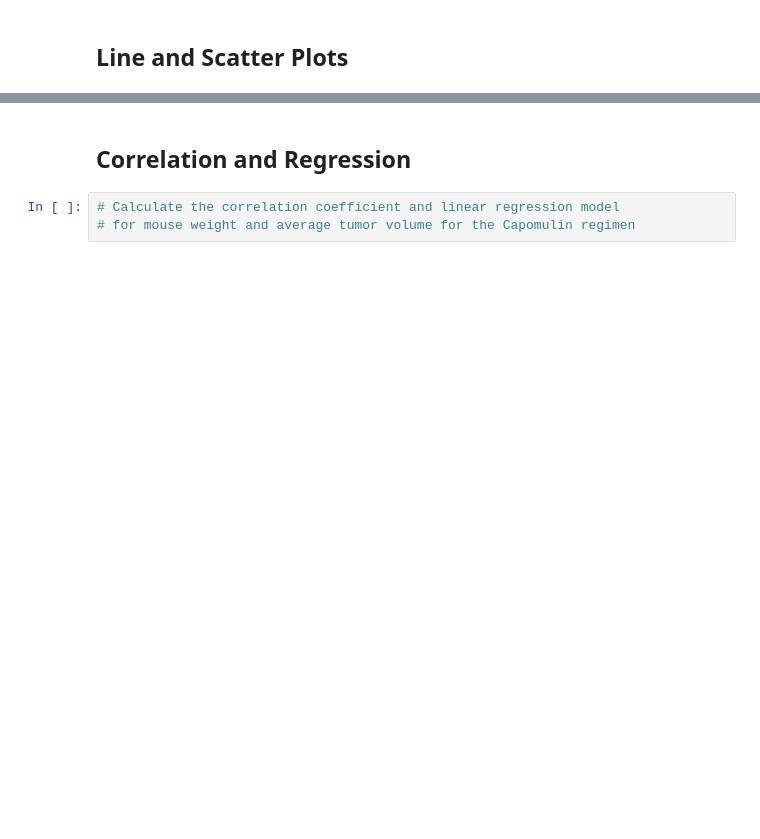
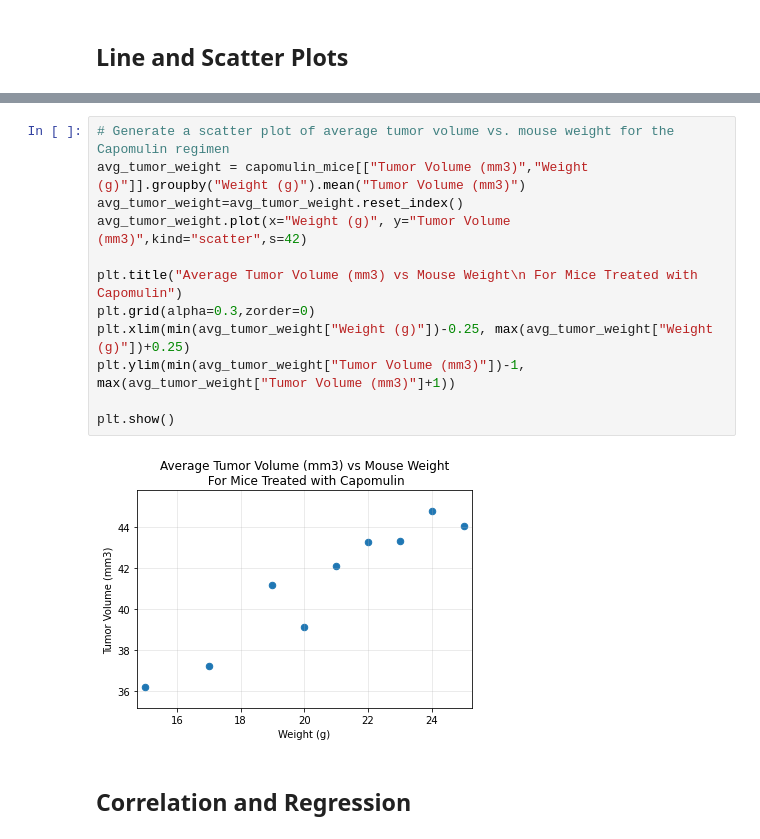
Before and after one commit to anyren/SquamousCellCarcinoma_trials, a Jupyter notebook: Pymaceuticals/pymaceuticals_analysis.ipynb, the cells around one changed output, grey strips where cells are left out. Cells and saved outputs as stored; diff of their text form; blank space fills up the shorter version.

```diff
--- a/Pymaceuticals/pymaceuticals_analysis.ipynb
+++ b/Pymaceuticals/pymaceuticals_analysis.ipynb
@@ -239,5 +327,16 @@ plt.show()
+# %%
+# Generate a scatter plot of average tumor volume vs. mouse weight for the Capomulin regimen
+avg_tumor_weight = capomulin_mice[["Tumor Volume (mm3)","Weight (g)"]].groupby("Weight (g)").mean("Tumor Volume (mm3)")
+avg_tumor_weight=avg_tumor_weight.reset_index()
+avg_tumor_weight.plot(x="Weight (g)", y="Tumor Volume (mm3)",kind="scatter",s=42)
+
+plt.title("Average Tumor Volume (mm3) vs Mouse Weight\n For Mice Treated with Capomulin")
+plt.grid(alpha=0.3,zorder=0)
+plt.xlim(min(avg_tumor_weight["Weight (g)"])-0.25, max(avg_tumor_weight["Weight (g)"])+0.25)
+plt.ylim(min(avg_tumor_weight["Tumor Volume (mm3)"])-1, max(avg_tumor_weight["Tumor Volume (mm3)"]+1))
+
+plt.show()
+# %% [output]
+[figure, added]
 # %% [markdown]
 ## Correlation and Regression
-# %%
-# Calculate the correlation coefficient and linear regression model
-# for mouse weight and average tumor volume for the Capomulin regimen
```
Also changed, not shown: parts of 10 cells of this notebook.
